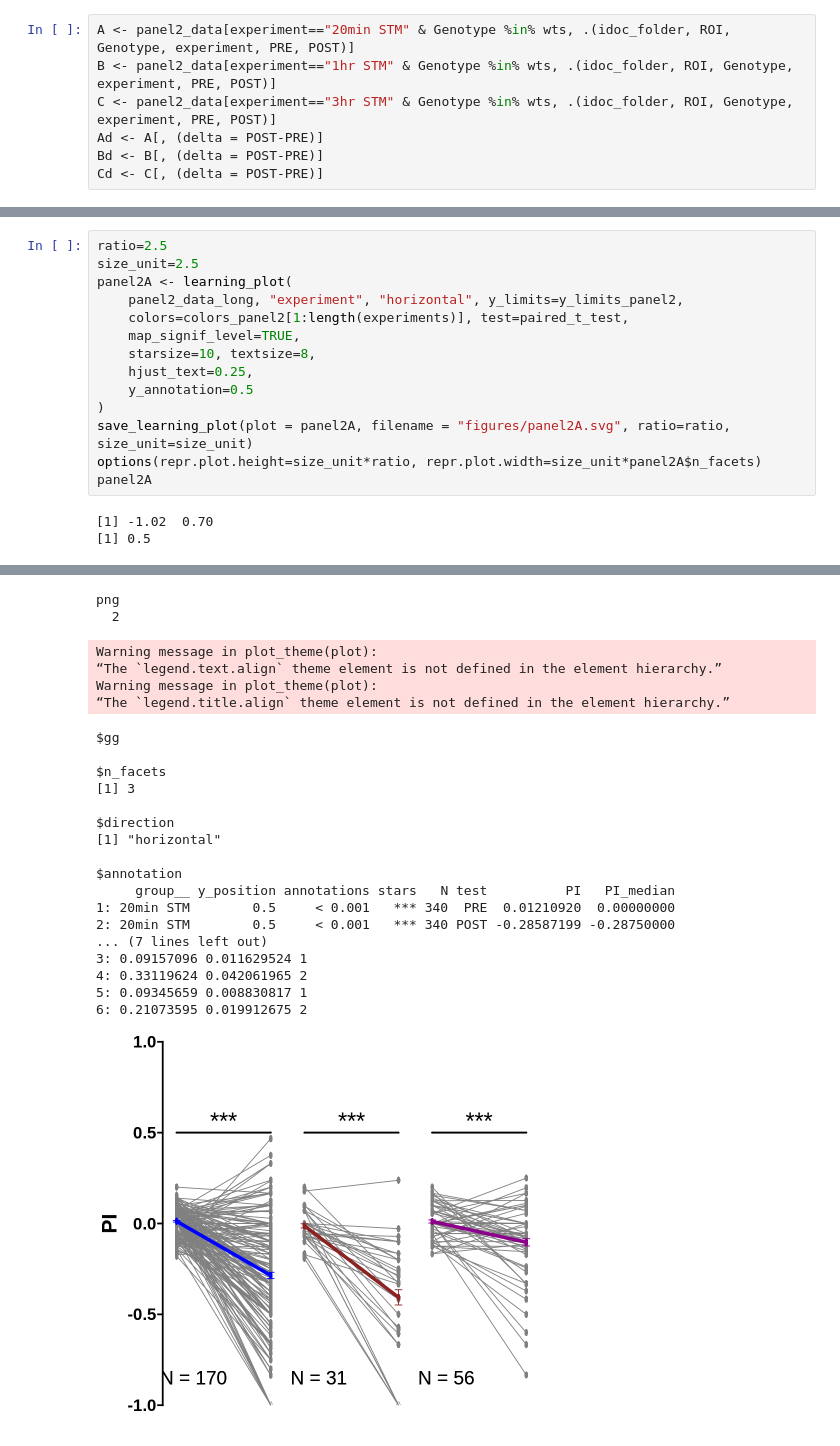
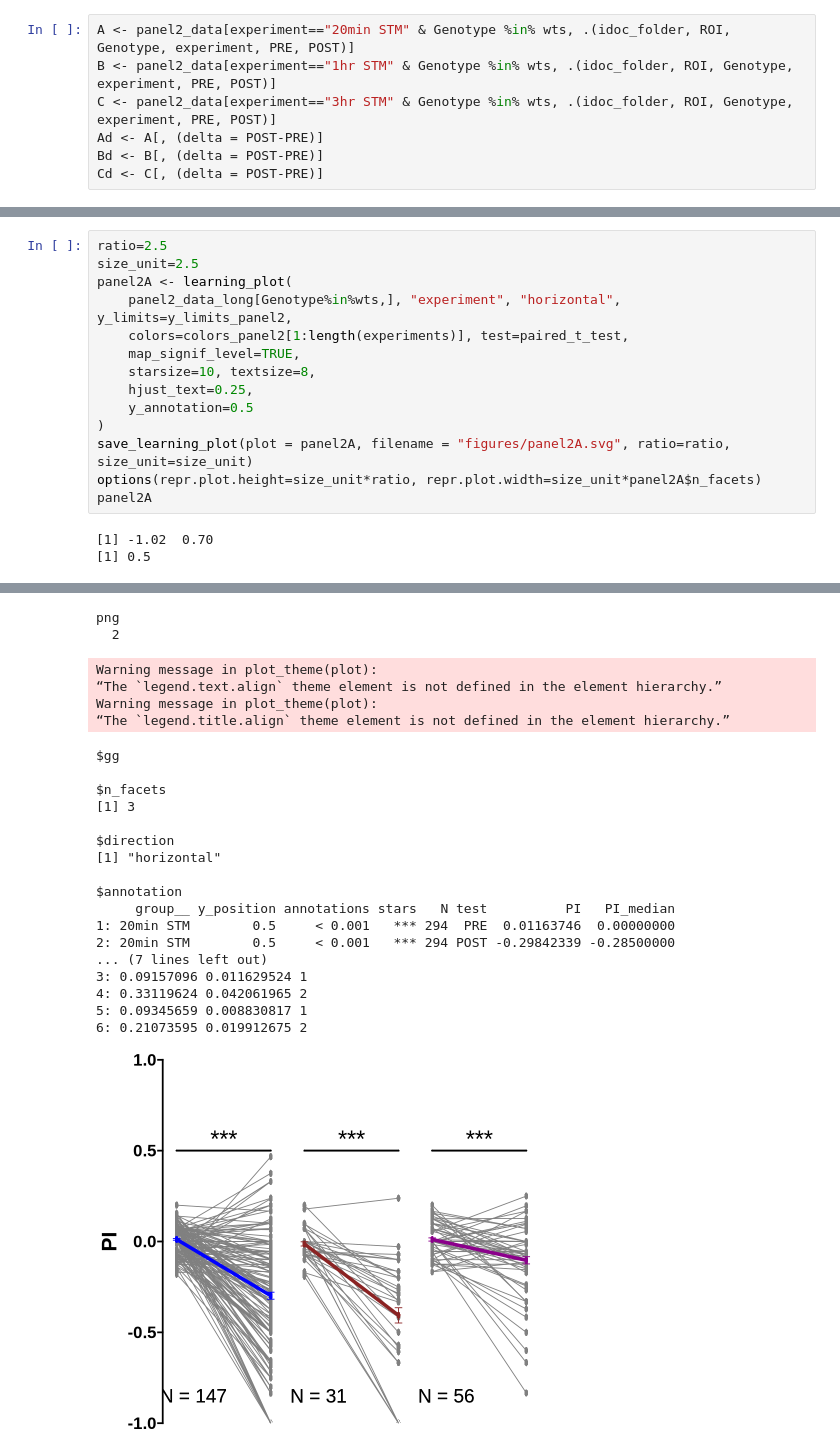
Before and after one commit to shaliulab/idoc-paper, a Jupyter notebook: 3_panel2.ipynb, the cells around one changed output, grey strips where cells are left out. Drawn from its saved outputs; the diff is of its cells as text.

```diff
--- a/3_panel2.ipynb
+++ b/3_panel2.ipynb
@@ -48,7 +50,7 @@ A data.table: 3 × 2
 ratio=2.5
 size_unit=2.5
 panel2A <- learning_plot(
-    panel2_data_long, "experiment", "horizontal", y_limits=y_limits_panel2,
+    panel2_data_long[Genotype%in%wts,], "experiment", "horizontal", y_limits=y_limits_panel2,
     colors=colors_panel2[1:length(experiments)], test=paired_t_test,
     map_signif_level=TRUE,
     starsize=10, textsize=8,
@@ -61,36 +63,36 @@ panel2A
 # %% [output]
 [1] -1.02  0.70
 [1] 0.5
 Warning message in geom_signif(data = annotation_df, aes(annotations = stars), xmin = 1, :
 “Ignoring unknown aesthetics: annotations”
 Warning message in plot_theme(plot):
 “The `legend.text.align` theme element is not defined in the element hierarchy.”
 Warning message in plot_theme(plot):
 “The `legend.title.align` theme element is not defined in the element hierarchy.”
 png
   2
 Warning message in plot_theme(plot):
 “The `legend.text.align` theme element is not defined in the element hierarchy.”
 Warning message in plot_theme(plot):
 “The `legend.title.align` theme element is not defined in the element hierarchy.”
 $gg
 
 $n_facets
 [1] 3
 
 $direction
 [1] "horizontal"
 
 $annotation
      group__ y_position annotations stars   N test          PI   PI_median
-1: 20min STM        0.5     < 0.001   *** 340  PRE  0.01210920  0.00000000
-2: 20min STM        0.5     < 0.001   *** 340 POST -0.28587199 -0.28750000
+1: 20min STM        0.5     < 0.001   *** 294  PRE  0.01163746  0.00000000
+2: 20min STM        0.5     < 0.001   *** 294 POST -0.29842339 -0.28500000
 ... (7 lines left out)
 3: 0.09157096 0.011629524 1
 4: 0.33119624 0.042061965 2
 5: 0.09345659 0.008830817 1
 6: 0.21073595 0.019912675 2
-[figure, old version]
+[figure, new version]
 # %%
 ratio=7
 size_unit=1
```
Also changed, not shown: parts of 5 cells of this notebook, 9 other files.
